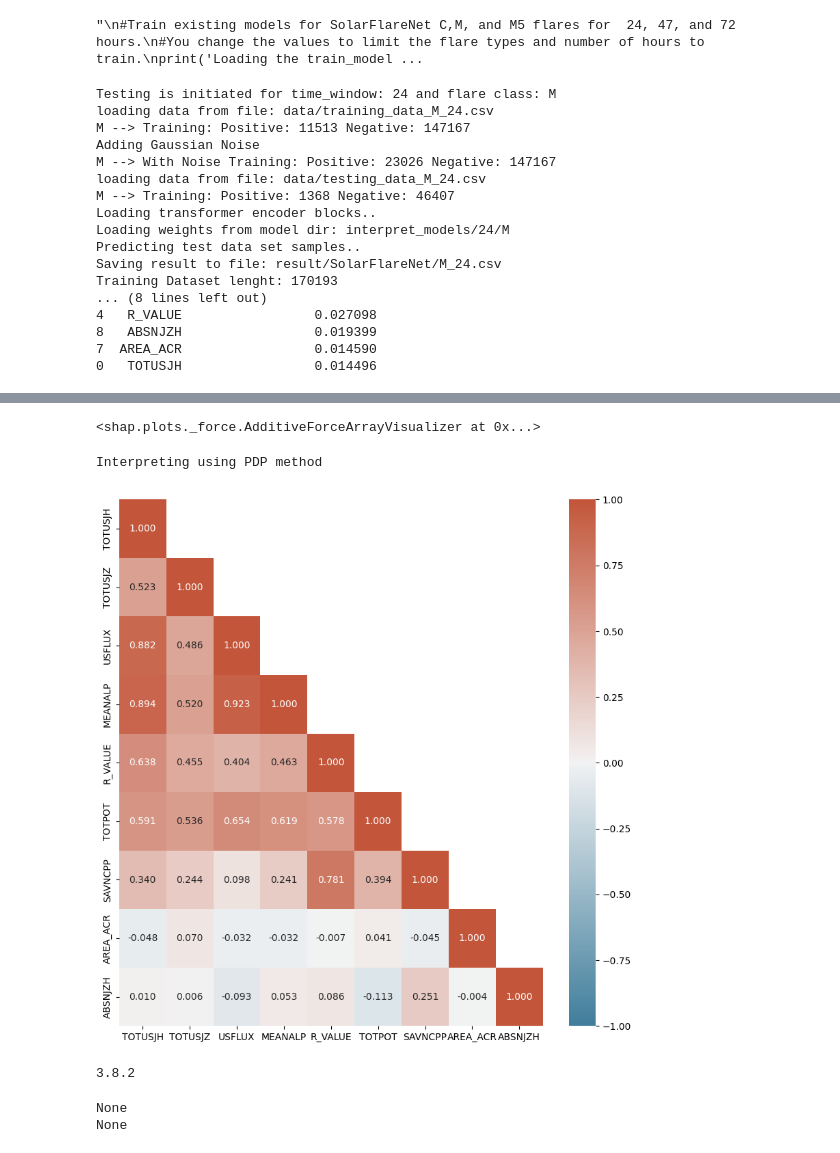
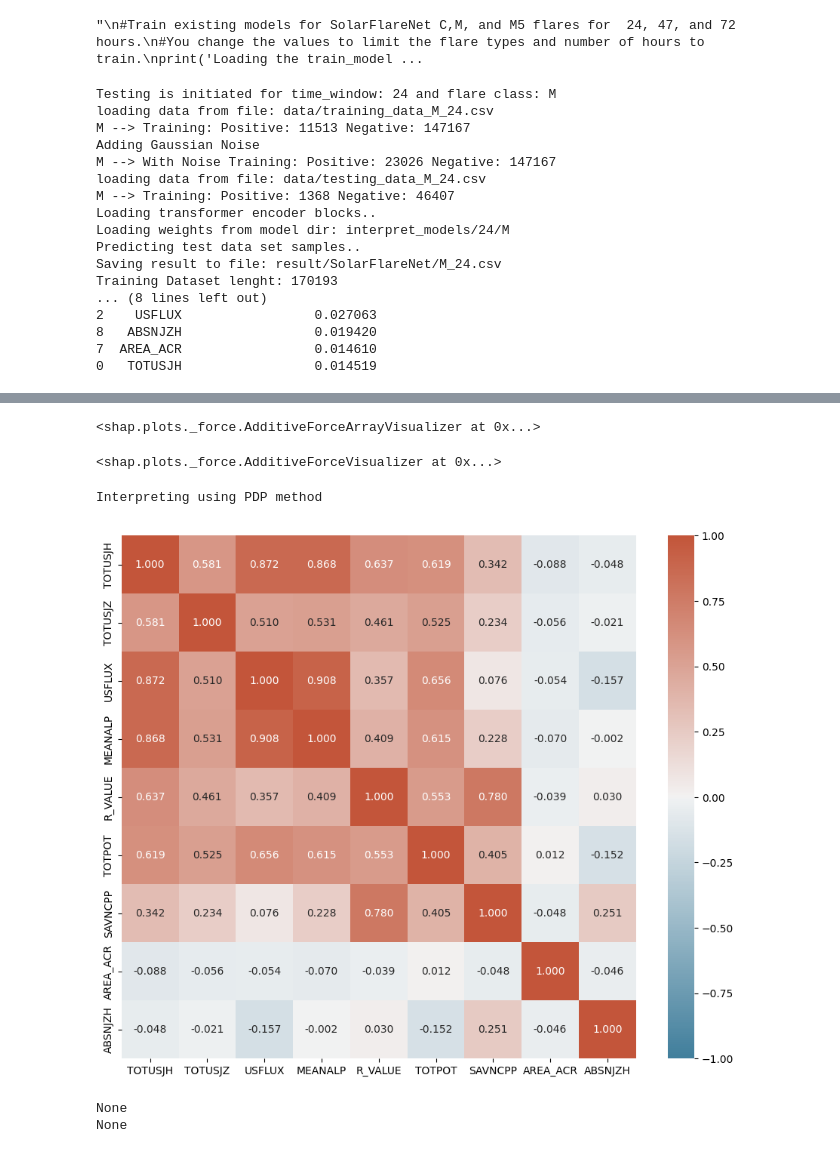
Before and after one commit to vinay-ram1999/SolarFlareNet, a Jupyter notebook: SolarFlareNet_Interpret.ipynb, the cells around one changed output, grey strips where cells are left out. Cells and saved outputs as stored; diff of their text form; code cells hidden in the pictures.

Commit message:
Updates ICMLA-24 SHAP and PDP results including heatmap;

```diff
--- a/SolarFlareNet_Interpret.ipynb
+++ b/SolarFlareNet_Interpret.ipynb
@@ -90,19 +90,19 @@ ranking = None
 
 for time_window in Window:
     for flare_class in Class:
-        model, train_data, test_data = test(str(time_window), flare_class)
+        model, train_data, test_data, pred_prob = test(str(time_window), flare_class)
         print("Training Dataset lenght: %d" %len(train_data[1]))
         print("Testing Dataset lenght: %d" %len(test_data[1]))
         random.seed(42)
         train_rows = random.sample([x for x in range(train_data[0].shape[0])], train_limit)
         test_rows = random.sample([x for x in range(test_data[0].shape[0])], test_limit)
         # Creating new train test samples for interpreting the model
-        X_train, y_train, X_test, y_test = train_data[0][train_rows], train_data[1][train_rows], test_data[0][test_rows], test_data[1][test_rows]
+        X_train, y_train, X_test, y_test, y_pred = train_data[0][train_rows], train_data[1][train_rows], test_data[0][test_rows], test_data[1][test_rows], pred_prob[test_rows]
         #model.summary()
         #log('===========================================================\n\n',verbose=True)
 
-        X_train_df = pd.DataFrame(np.squeeze(X_train), columns=feature_names)
-        corr = X_train_df.corr(method='pearson')
+        X_df = pd.DataFrame(np.squeeze(np.vstack((train_data[0],test_data[0]))), columns=feature_names)
+        corr = X_df.corr(method='pearson')
         sorted_corr = corr.replace(1.0, np.nan).unstack().dropna().sort_values(ascending=False, key=abs).drop_duplicates().to_dict()
         assert len(sorted_corr) == math.comb(len(feature_names),2)
         ranked_corr = list(sorted_corr.keys())
@@ -215,21 +215,26 @@ for time_window in Window:
                 plt.savefig(path_fn("%s_%s.pdf" %(tool,"decision")))
                 plt.close()
                 display(shap.force_plot(expected_value[0], shap_values[0], feature_names, matplotlib=False))
-                shap.force_plot(expected_value[0], shap_values[0][0], feature_names, matplotlib=True, show=False)
+                display(shap.force_plot(expected_value[1], shap_values[1][0], feature_names, link='logit', matplotlib=False, show=True))
                 plt.savefig(path_fn("%s_%s.pdf" %(tool,"force")))
                 plt.close()
                 fig, ax = plt.subplots(nrows=1, ncols=2, figsize=(14,5))
                 ax_idx = 0
-                for i,name in enumerate(feature_order):
+                for i,name in zip(feature_order_idx,feature_order):
                     if name == feature_order[0] or name == feature_order[-1]:
-                        shap.dependence_plot(i, shap_values[0], np.squeeze(X_test), feature_names, interaction_index='auto', ax=ax[ax_idx], show=False)
+                        for pair in sorted_corr:
+                            if name in pair:
+                                pair_list = list(pair)
+                                pair_list.remove(name)
+                                break
+                        shap.dependence_plot(i, shap_values[0], np.squeeze(X_test), feature_names, interaction_index=pair_list[0], ax=ax[ax_idx], show=False)
                         ax_idx += 1
                 fig.savefig(path_fn("%s_%s.pdf" %(tool,"dependence")))
                 plt.close()
                 shap.summary_plot(shap_values, feature_names, show=False)
                 plt.savefig(path_fn("%s_%s.pdf" %(tool,"summary_bar")))
                 plt.close()
-                shap.summary_plot(shap_values[0], feature_names, show=False)
+                shap.summary_plot(shap_values[0], np.squeeze(X_test), feature_names, show=False)
                 plt.savefig(path_fn("%s_%s.pdf" %(tool,"summary_violin")))
                 plt.close()
                 from shap.plots._beeswarm import summary_legacy
@@ -251,8 +256,8 @@ for time_window in Window:
 
                 mask = np.triu(np.ones_like(corr, dtype=bool), 1)
                 cmap = sb.diverging_palette(230, 20, as_cmap=True)
-                fig = plt.figure(figsize=(10,10))
-                ax = sb.heatmap(corr, vmin=-1, vmax=1, cmap=cmap, mask=mask, annot=True, fmt='.3f')
+                fig = plt.figure(figsize=(11,9))
+                ax = sb.heatmap(corr, vmin=-1, vmax=1, cmap=cmap, mask=None, annot=True, fmt='.3f')
                 fig.savefig(path_fn("corr_heatmap.pdf"))
                 plt.show()
                 plt.close()
@@ -278,44 +283,40 @@ for time_window in Window:
                 tool_fn(tool)
                 plt_dir = tool + os.sep + "%d_%s" %(time_window,flare_class)
                 path_fn = lambda x: plt_dir + os.sep + "%s" %x
                 create_plot_dir(plt_dir)
                 instance = interpretable_tools[tool]
 
                 explainer = anchor_tabular.AnchorTabularExplainer(["Negative", "Positive"], feature_names=feature_names, train_data=np.squeeze(X_train), discretizer='decile')
                 exp = explainer.explain_instance(np.squeeze(X_test)[instance], model.predict, threshold=0.95)
                 print('Partial anchor: %s' % (' AND '.join(exp.names(1))))
                 print('Partial precision: %.2f' % exp.precision(1))
                 print('Partial coverage: %.2f' % exp.coverage(1))
                 for name in exp.names():
                     print(name)
                 exp.show_in_notebook()
 # %% [output]
 Testing is initiated for time_window: 24 and flare class: M
 loading data from file: data/training_data_M_24.csv
 M --> Training: Positive: 11513 Negative: 147167
 Adding Gaussian Noise
 M --> With Noise Training: Positive: 23026 Negative: 147167
 loading data from file: data/testing_data_M_24.csv
 M --> Training: Positive: 1368 Negative: 46407
 Loading transformer encoder blocks..
 Loading weights from model dir: interpret_models/24/M
 Predicting test data set samples..
 Saving result to file: result/SolarFlareNet/M_24.csv
 Training Dataset lenght: 170193
 ... (8 lines left out)
-4   R_VALUE                 0.027098
-8   ABSNJZH                 0.019399
-7  AREA_ACR                 0.014590
-0   TOTUSJH                 0.014496
+2    USFLUX                 0.027063
+8   ABSNJZH                 0.019420
+7  AREA_ACR                 0.014610
+0   TOTUSJH                 0.014519
 [interactive output not drawn]
 <shap.plots._force.AdditiveForceArrayVisualizer at 0x...>
-Interpreting using PDP method
+<shap.plots._force.AdditiveForceVisualizer at 0x...>
+Interpreting using PDP method
-[figure, old version]
+[figure, new version]
-# %%
-import matplotlib
-print(matplotlib.__version__)
-# %% [output]
-3.8.2
 # %%
 print(final_ranking)
 print(ranking)
```
Also changed, not shown: 10 other files.
